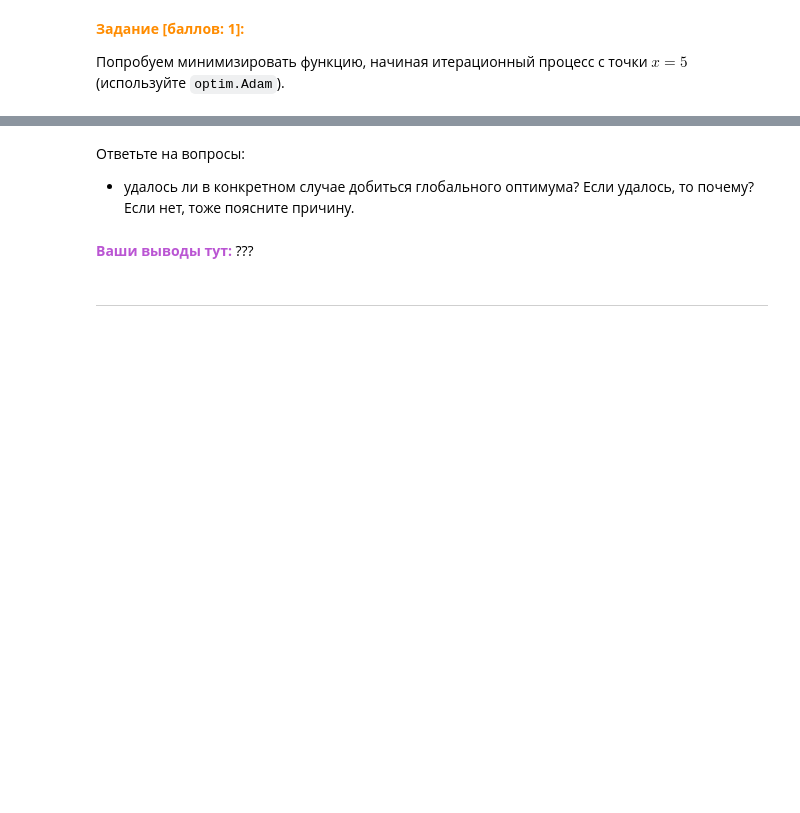
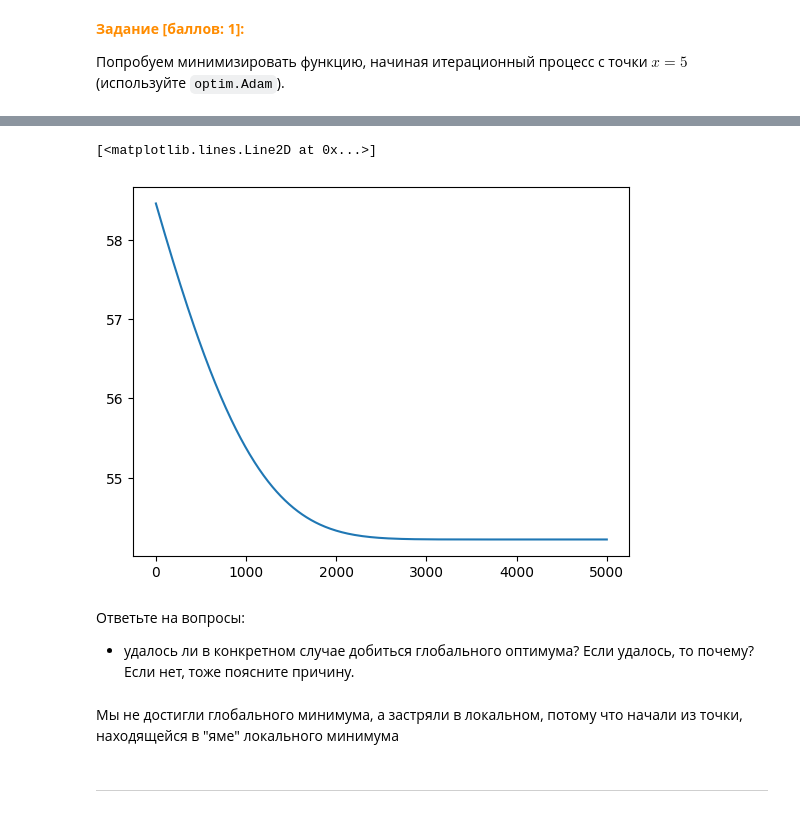
Before and after one commit to butvinm-itmo/neural-networks-lab1, a Jupyter notebook: TNC_Lab1.ipynb, the cells around one changed output, grey strips where cells are left out. Drawn from its saved outputs; the diff is of its cells as text; code cells hidden in the pictures; blank space fills up the shorter version.

```diff
--- a/TNC_Lab1.ipynb
+++ b/TNC_Lab1.ipynb
@@ -511,0 +514,22 @@ import matplotlib.pyplot as plt
+# %%
+import torch.optim as optim
+
+X = torch.tensor([5.0], requires_grad=True, device="cuda")
+
+optimizer = optim.Adam([X], lr=0.0001)
+
+steps = 5000
+values = []
+for i in range(steps):
+    optimizer.zero_grad()
+    y = f(X)
+    values.append(y)
+
+    y.backward()
+    optimizer.step()
+
+    if (i + 1) % 100 == 0:
+        print(f"Step {i+1}/{steps}, Loss: {y.item():.4f}")
+
+
+print(X)
@@ -512,9 +554,14 @@ import matplotlib.pyplot as plt
+# %%
+plt.plot([float(t.detach()) for t in values])
+# %% [output]
+[<matplotlib.lines.Line2D at 0x...>]
+[figure, added]
 # %% [markdown]
 Ответьте на вопросы:
 
 * удалось ли в конкретном случае добиться глобального оптимума? Если удалось, то почему? Если нет, тоже поясните причину.
-# %% [markdown]
-<font color='MediumOrchid'>**Ваши выводы тут:**</font> ???
+# %% [markdown]
+Мы не достигли глобального минимума, а застряли в локальном, потому что начали из точки, находящейся в "яме" локального минимума
 # %% [markdown]
 ----
 # %% [markdown]
```
Also changed, not shown: parts of 22 cells of this notebook.
